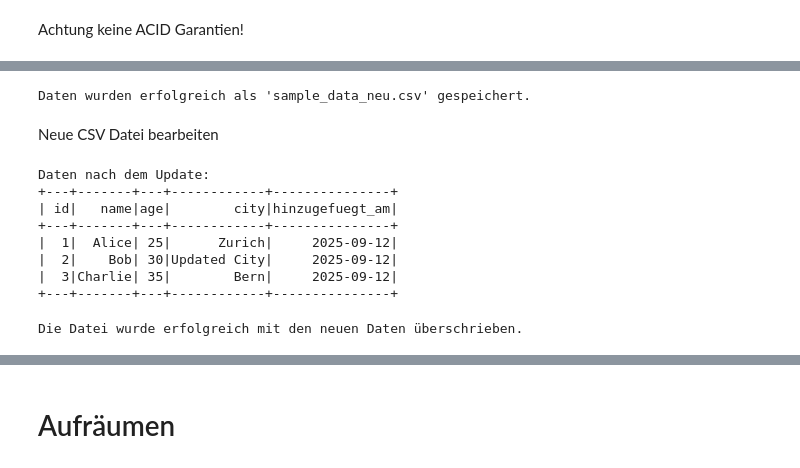
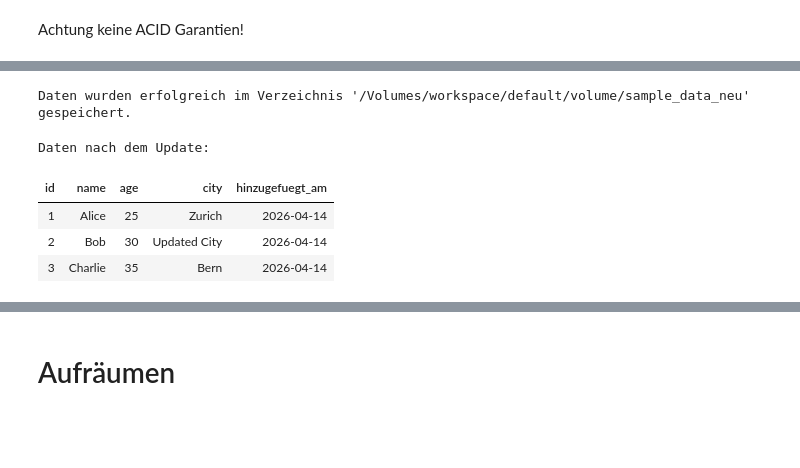
Before and after one commit to philippechr/databricks_lab, a Jupyter notebook: 41_querying_data.ipynb, the cells around one changed output, grey strips where cells are left out. Cells and saved outputs as stored; diff of their text form; code cells hidden in the pictures; blank space fills up the shorter version.

```diff
--- a/41_querying_data.ipynb
+++ b/41_querying_data.ipynb
@@ -274,56 +290,43 @@ Geänderte Daten:
 +---+-------+---+------+---------------+
 # %%
-# Schreibe das geänderte DataFrame als neue Datei in das Volume
-df_neu.write.csv(
-    "/Volumes/workspace/default/volume/sample_data_neu.csv",
-    mode="overwrite",
-    header=True,
-    sep=";"
-)
+# Ziel ist ein VERZEICHNIS, keine einzelne Datei
+target_path = "/Volumes/workspace/default/volume/sample_data_neu"
 
-print("Daten wurden erfolgreich als 'sample_data_neu.csv' gespeichert.")
+(df_neu.write
+    .format("csv")
+    .mode("overwrite")
+    .option("header", "true")
+    .option("sep", ";")
+    .save(target_path))
+
+print(f"Daten wurden erfolgreich im Verzeichnis '{target_path}' gespeichert.")
 # %% [output]
-Daten wurden erfolgreich als 'sample_data_neu.csv' gespeichert.
+Daten wurden erfolgreich im Verzeichnis '/Volumes/workspace/default/volume/sample_data_neu' gespeichert.
-# %% [markdown]
-Neue CSV Datei bearbeiten
 # %%
 from pyspark.sql.functions import when, col
 
-# Lese die bestehende CSV-Datei aus dem Volume
-df = spark.read.csv(
-    "/Volumes/workspace/default/volume/sample_data_neu.csv",
-    header=True,
-    sep=";"
-)
+# 1) Laden mit korrekten Typen (wichtig für den Vergleich!)
+# Wir lesen aus dem Pfad, den wir vorher als Ordner angelegt haben
+df = (spark.read
+    .format("csv")
+    .option("header", "true")
+    .option("sep", ";")
+    .option("inferSchema", "true")
+    .load("/Volumes/workspace/default/volume/sample_data_neu"))
 
-# Führe das Update durch: Wenn der Name 'Bob' ist, ändere die Stadt auf 'Updated City'
-# Ersetze 'city_column_name' durch den tatsächlichen Namen deiner Stadt-Spalte
+# 2) Transformation mit 'when' und 'col'
+# Wir nutzen die funktionale API von Spark
 df_updated = df.withColumn(
     "city",
     when(col("name") == "Bob", "Updated City").otherwise(col("city"))
 )
 
-# Zeige die geänderten Daten an
+# 3) Interaktive Anzeige statt Text-Output
 print("Daten nach dem Update:")
-df_updated.show()
+display(df_updated)
 # %% [output]
 Daten nach dem Update:
-+---+-------+---+------------+---------------+
-| id|   name|age|        city|hinzugefuegt_am|
-+---+-------+---+------------+---------------+
-|  1|  Alice| 25|      Zurich|     2025-09-12|
-|  2|    Bob| 30|Updated City|     2025-09-12|
-|  3|Charlie| 35|        Bern|     2025-09-12|
-+---+-------+---+------------+---------------+
+| id | name | age | city | hinzugefuegt_am |
+| 1 | Alice | 25 | Zurich | 2026-04-14 |
+| 2 | Bob | 30 | Updated City | 2026-04-14 |
+| 3 | Charlie | 35 | Bern | 2026-04-14 |
-# %%
-# Überschreibe die ursprüngliche Datei im Volume mit den aktualisierten Daten
-df_updated.write.csv(
-    "/Volumes/workspace/default/volume/sample_data_neu.csv",
-    mode="overwrite",
-    header=True,
-    sep=";"
-)
-
-print("Die Datei wurde erfolgreich mit den neuen Daten überschrieben.")
-# %% [output]
-Die Datei wurde erfolgreich mit den neuen Daten überschrieben.
```
Also changed, not shown: parts of 18 cells of this notebook.
